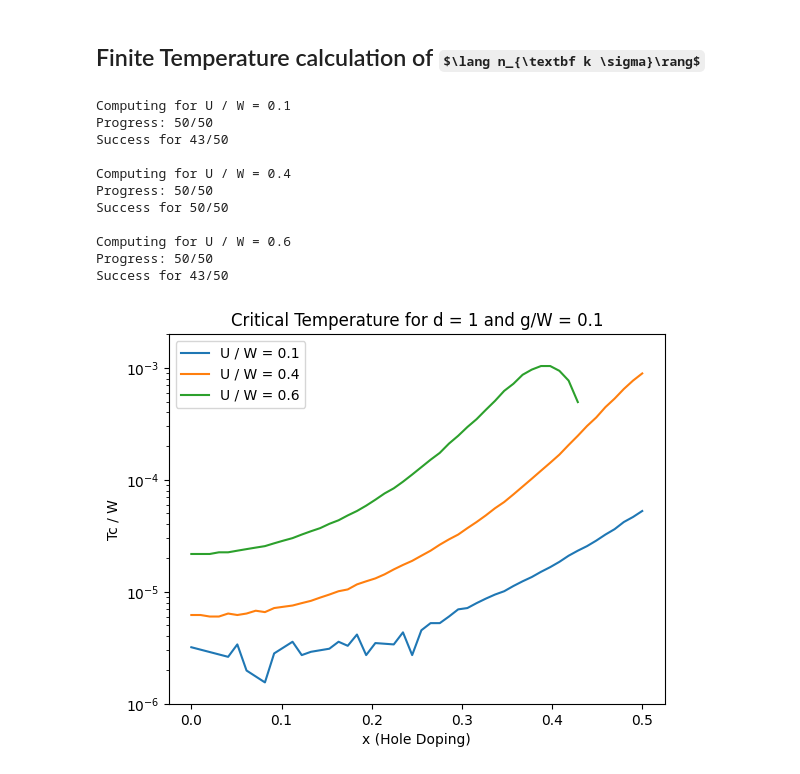
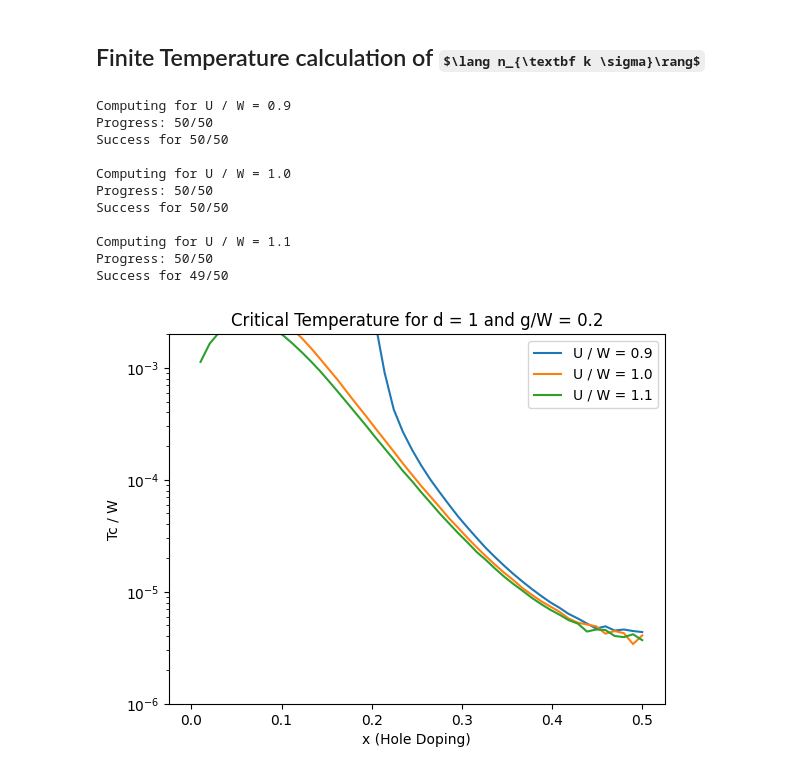
Before and after one commit to guilhermebaos/QUARMEN-Lessons, a Jupyter notebook: Master-Thesis/03-Philip-Phillips-pairing.ipynb, the cells around one changed output. Cells and saved outputs as stored; diff of their text form; code cells hidden in the pictures; some formulas as TeX source.

```diff
--- a/Master-Thesis/03-Philip-Phillips-pairing.ipynb
+++ b/Master-Thesis/03-Philip-Phillips-pairing.ipynb
@@ -657,6 +657,8 @@ def TcTf(d: int, n: float, V: int, U: float, g: float, mu_eps: float = 2e-4, Tc_
     # plt.xscale("log")
     # plt.show()
 
+    # Find the order of magnitude of Tc
+
 
     # Compute Tc with multiplicative error
     Tc = bissect(lambda T: chi0(T) - 1/g, Tc_min, Tc_max, eps = Tc_eps, mult = True)
@@ -671,8 +673,13 @@ def TcTf(d: int, n: float, V: int, U: float, g: float, mu_eps: float = 2e-4, Tc_
 d = 1
 W = 4 * d
 
-V = 100000
-g = 0.1 * W
+V = 150000
+g = 0.2 * W
+
+
+# Errors
+mu_eps = 2e-4
+Tc_eps = 1e-2
 
 
 # Compute
@@ -684,7 +691,7 @@ xx = np.linspace(x_min, x_max, x_ste)
 
 
 # Interactions
-uu = np.array([0.1, 0.4, 0.6]) * W
+uu = np.array([0.9, 1.0, 1.1]) * W
 for U in uu:
     print(f"Computing for U / W = {U / W:.1f}")
 
@@ -698,39 +705,39 @@ for U in uu:
 
         # Try to compute Tc
         try:
-            tt[index] = TcTf(d, n, V, U, g) / W
+            tt[index] = TcTf(d, n, V, U, g, mu_eps=mu_eps, Tc_eps=Tc_eps) / W
         except ValueError:
             tt[index] = -1
 
     # Reset print
     print("")
 
     # Valid critical temperatures
     valid = tt > 0
 
     # Fraction that worked
     print(f"Success for {np.sum(valid)}/{x_ste}\n")
 
     # Plot
     plt.plot(xx[valid], tt[valid], label = f"U / W = {U / W:.1f}")
 
 plt.title(f"Critical Temperature for d = {d} and g/W = {g/W:.1f}")
 plt.xlabel("x (Hole Doping)")
 plt.ylabel("Tc / W")
 plt.yscale("log")
 plt.ylim(1e-6, 2e-3)
 plt.legend()
 plt.show()
 # %% [output]
-Computing for U / W = 0.1
-Progress: 50/50
-Success for 43/50
-
-Computing for U / W = 0.4
+Computing for U / W = 0.9
 Progress: 50/50
 Success for 50/50
 
-Computing for U / W = 0.6
+Computing for U / W = 1.0
 Progress: 50/50
-Success for 43/50
+Success for 50/50
+
+Computing for U / W = 1.1
+Progress: 50/50
+Success for 49/50
-[figure, old version]
+[figure, new version]
```
Also changed, not shown: parts of 1 cell of this notebook, 5 other files.
